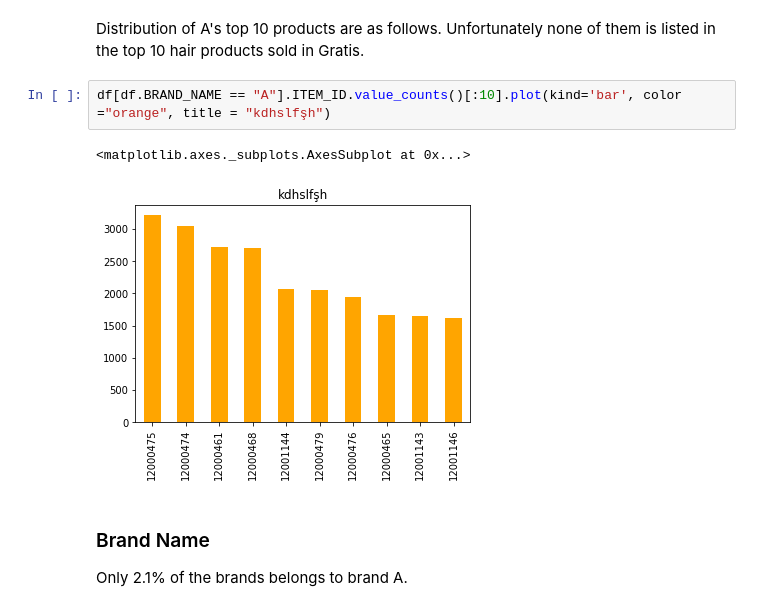
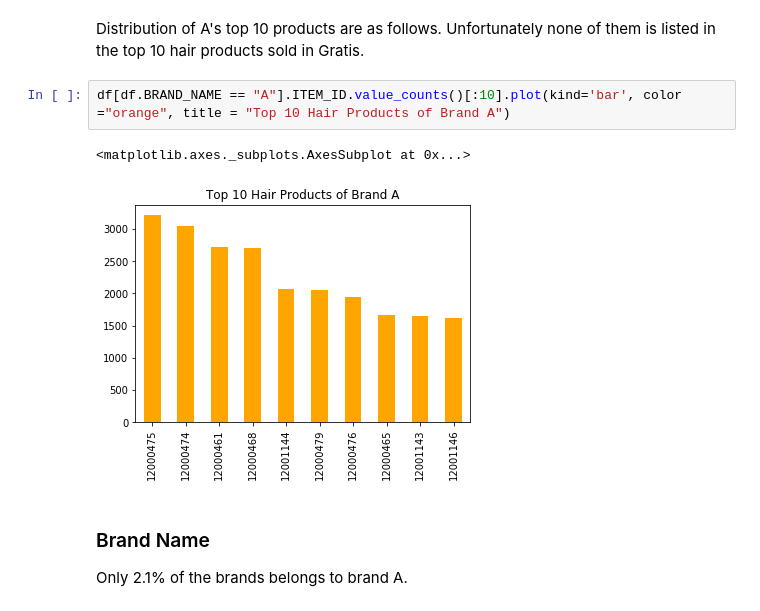
Before and after one commit to Bengisunz/CRM-Analytics, a Jupyter notebook: Gratis_DC.ipynb, the cells around one changed output. Cells and saved outputs as stored; diff of their text form.

```diff
--- a/Gratis_DC.ipynb
+++ b/Gratis_DC.ipynb
@@ -298,10 +294,10 @@ len(df[df.BRAND_NAME == "A"].ITEM_ID.unique())
 # %% [markdown]
 Distribution of A's top 10 products are as follows. Unfortunately none of them is listed in the top 10 hair products sold in Gratis.
 # %%
-df[df.BRAND_NAME == "A"].ITEM_ID.value_counts()[:10].plot(kind='bar', color ="orange", title = "kdhslfşh")
+df[df.BRAND_NAME == "A"].ITEM_ID.value_counts()[:10].plot(kind='bar', color ="orange", title = "Top 10 Hair Products of Brand A")
 # %% [output]
 <matplotlib.axes._subplots.AxesSubplot at 0x...>
-[figure, old version]
+[figure, new version]
 # %% [markdown]
 ### Brand Name
 
```
Also changed, not shown: parts of 17 cells of this notebook.
